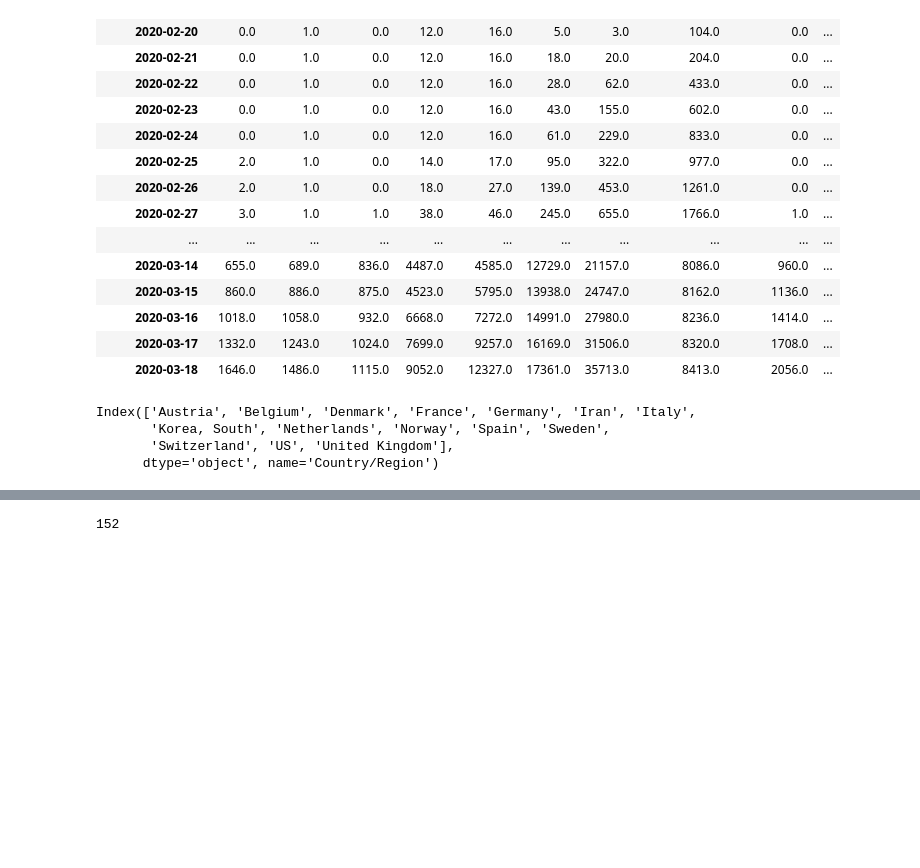
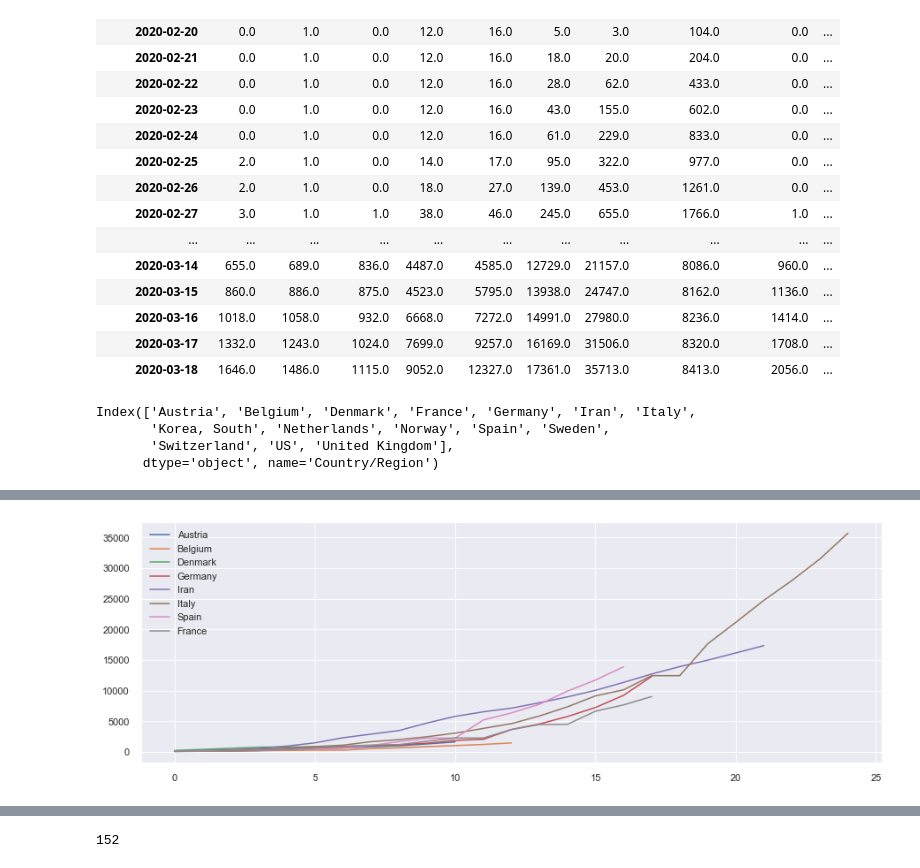
Before and after one commit to akakicreations/ejercicios-casuales-github, a Jupyter notebook: covid19-exercise/covid19_notebook.ipynb, the cells around one changed output, grey strips where cells are left out. Cells and saved outputs as stored; diff of their text form; code cells hidden in the pictures; blank space fills up the shorter version.

```diff
--- a/covid19-exercise/covid19_notebook.ipynb
+++ b/covid19-exercise/covid19_notebook.ipynb
@@ -128,0 +154,21 @@ for country in list_countries:
+# %%
+dataframe_Austria = pd.read_csv('data_Austria.csv')
+dataframe_Belgium = pd.read_csv('data_Belgium.csv')
+dataframe_Denmark = pd.read_csv('data_Denmark.csv')
+dataframe_Germany = pd.read_csv('data_Germany.csv')
+dataframe_Iran = pd.read_csv('data_Iran.csv')
+dataframe_France = pd.read_csv('data_France.csv')
+dataframe_Italy = pd.read_csv('data_Italy.csv')
+dataframe_Spain = pd.read_csv('data_Spain.csv')
+plt.plot(dataframe_Austria, label='Austria')
+plt.plot(dataframe_Belgium, label='Belgium')
+plt.plot(dataframe_Denmark,label='Denmark')
+plt.plot(dataframe_Germany, label='Germany')
+plt.plot(dataframe_Iran, label='Iran')
+plt.plot(dataframe_Italy, label='Italy')
+plt.plot(dataframe_Spain, label='Spain')
+plt.plot(dataframe_France, label='France')
+plt.legend()
+plt.show()
+# %% [output]
+[figure, added]
```
Also changed, not shown: parts of 10 cells of this notebook.
